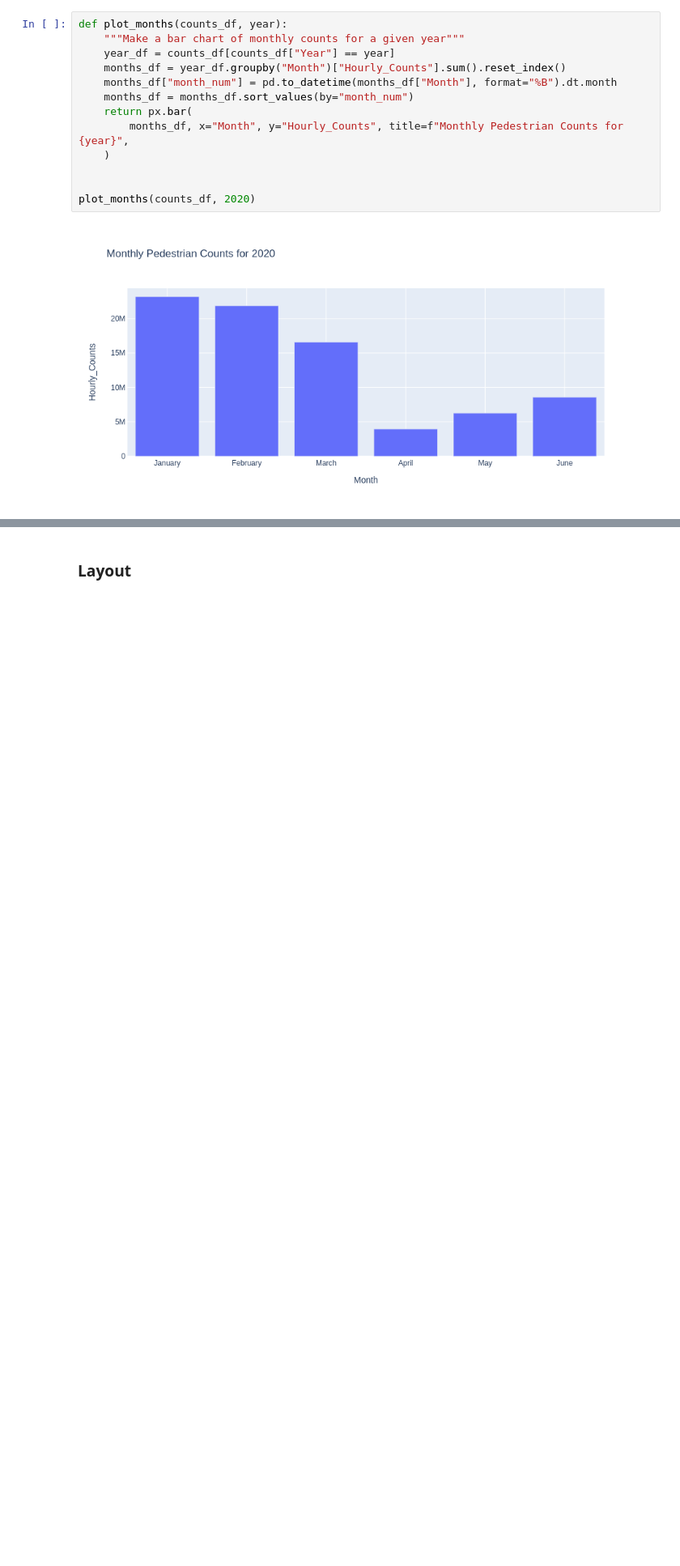
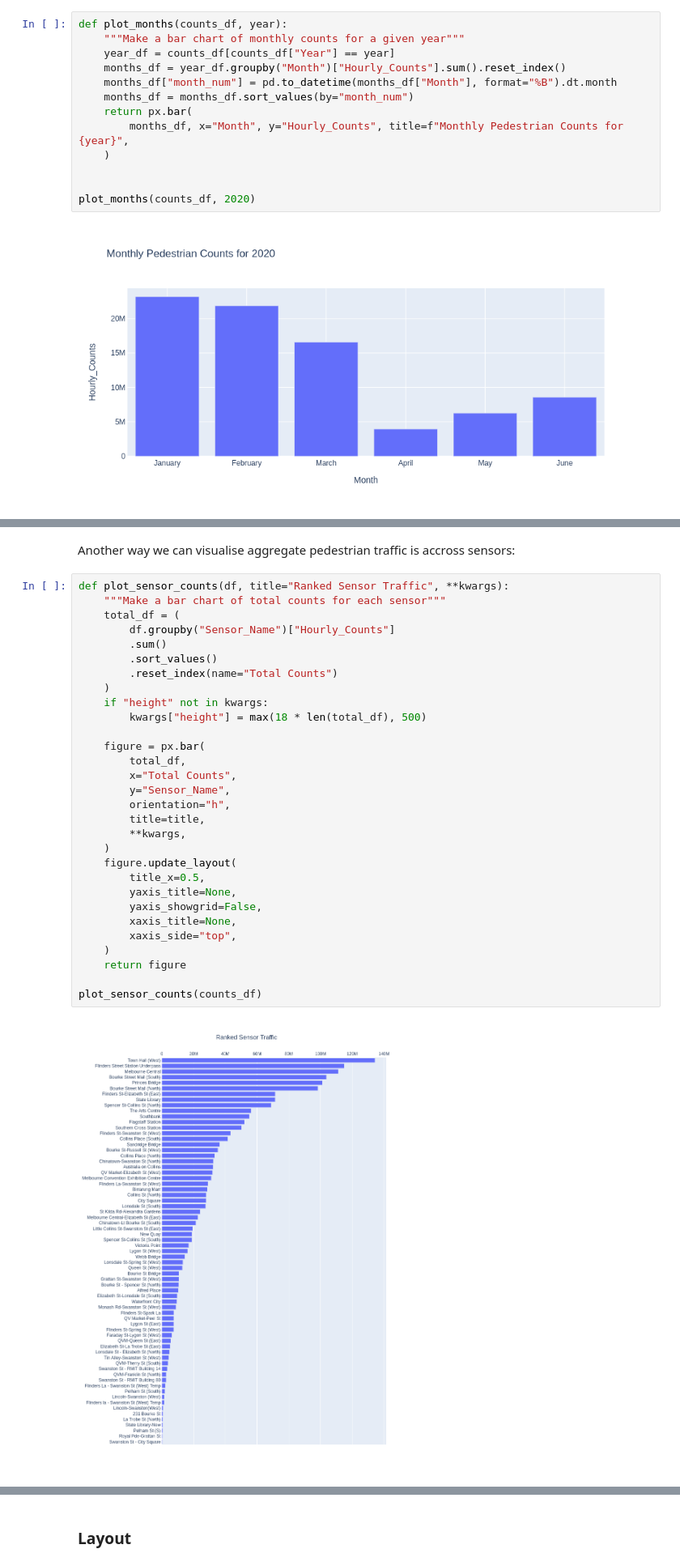
Before and after one commit to ned2/melbviz, a Jupyter notebook: workshop/workshop.ipynb, the cells around one changed output, grey strips where cells are left out. Shown at 81% size. Saved outputs shown, nothing was run; the diff lists cells and outputs as text; blank space fills up the shorter version.

```diff
--- a/workshop/workshop.ipynb
+++ b/workshop/workshop.ipynb
@@ -488,0 +592,34 @@ TODO: Outline the plots we're going to make
+# %% [markdown]
+Another way we can visualise aggregate pedestrian traffic is accross sensors:
+# %%
+def plot_sensor_counts(df, title="Ranked Sensor Traffic", **kwargs):
+    """Make a bar chart of total counts for each sensor"""
+    total_df = (
+        df.groupby("Sensor_Name")["Hourly_Counts"]
+        .sum()
+        .sort_values()
+        .reset_index(name="Total Counts")
+    )
+    if "height" not in kwargs:
+        kwargs["height"] = max(18 * len(total_df), 500)
+
+    figure = px.bar(
+        total_df,
+        x="Total Counts",
+        y="Sensor_Name",
+        orientation="h",
+        title=title,
+        **kwargs,
+    )
+    figure.update_layout(
+        title_x=0.5,
+        yaxis_title=None,
+        yaxis_showgrid=False,
+        xaxis_title=None,
+        xaxis_side="top",
+    )
+    return figure
+
+plot_sensor_counts(counts_df)
+# %% [output]
+[figure, added]
```
Also changed, not shown: parts of 24 cells of this notebook, 3 other files.
